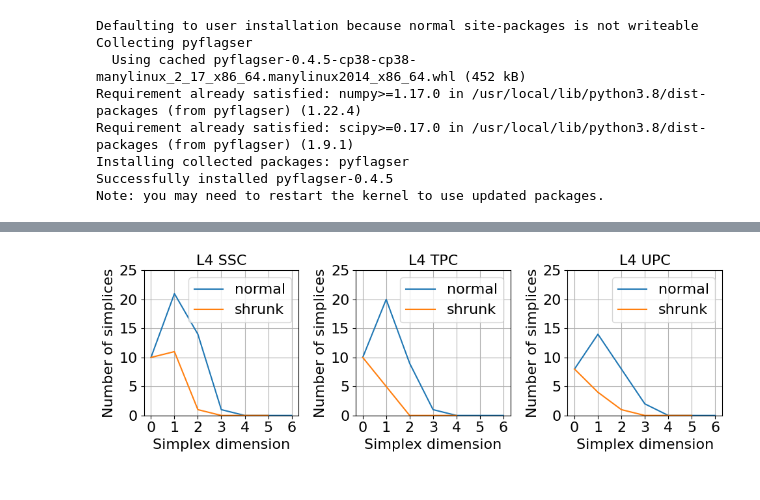
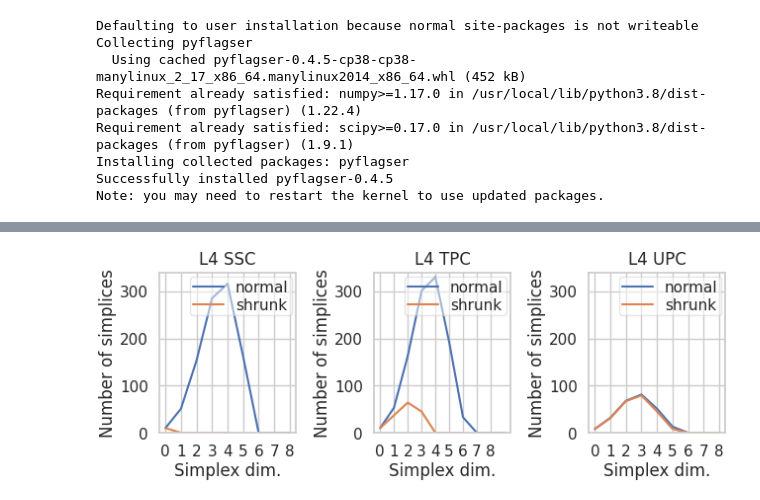
Before and after one commit to jazz031195/NeuroTS, a Jupyter notebook: examples/graphs_ines.ipynb, the cells around one changed output, grey strips where cells are left out. Drawn from its saved outputs; the diff is of its cells as text; code cells hidden in the pictures.

```diff
--- a/examples/graphs_ines.ipynb
+++ b/examples/graphs_ines.ipynb
@@ -117,7 +190,7 @@ def generate_cell(input_name, output_dir, output_name, nb_cells):
 from pathlib import Path
 import os
 
-type_  = 'L4_TPC'
+type_  = 'L4_UPC'
 folder = f"Cortical_morphologies/{type_}"
 filenames = os.listdir(folder)
 filenames =[file.split('.')[0] for file in filenames if ".asc" in file]
@@ -232,2 +311,0 @@ def persistent_diagram_synth_vs_reco(path_synth_health, path_synth_path, type_,
-# %%
-plt.rcParams.keys()
@@ -573,10 +593,5 @@ for group in groups:
 # %%
 import pandas as pd
-
-size = 16
-params = {'axes.labelsize': size,'axes.titlesize':size,'legend.fontsize': size,
-          'xtick.labelsize': size, 'ytick.labelsize': size, 'font.size': size}
-matplotlib.rcParams.update(params)
 
 pd_all = pd.read_csv(f'Cortical_morphologies/all_features.csv')
 
@@ -586,7 +601,7 @@ stds = pd_all.groupby(['group', 'index', 'type']).std()
 groups = ['L4_SSC', 'L4_TPC', 'L4_UPC']
 types  = ['synthesized healthy', 'synthesized pathological']
 type_labels  = ['Healthy', 'Patho.']
-fig, axs = plt.subplots(1, 3, figsize=(12, 3.5))
+fig, axs = plt.subplots(1, 3, figsize=fig_size(height_ratio=0.4))
 for j, group in enumerate(groups):
     # Set up the plot
     mean_tmp = []
@@ -609,6 +624,5 @@ for j, group in enumerate(groups):
     else:
         axs[j].set_ylabel('Section lengths ($\mu$m)')
 
-plt.subplots_adjust(bottom=0.15)
-plt.savefig('lengths')
+plt.savefig('lengths.pdf')
 # %% [output]
@@ -667,6 +686,9 @@ plt.savefig('heatmaps.png')
 # %%
 for i, file in enumerate(filenames):
-    connectivity_mat = np.load(folder / file)
+    if file != 'connectome_shrunk_75_L4_SSC_rep_1_interp.npy':
+        connectivity_mat = np.load(folder / file)
+    else:
+        connectivity_mat = np.zeros((10,10))
     print(file)
     print("number of connections: ", connectivity_mat.sum())
 # %% [output]
@@ -697,12 +719,23 @@ Note: you may need to restart the kernel to use updated packages.
 import pyflagser
 import matplotlib
 
+folder = Path("Cortical_morphologies")
+filenames = ['connectome_L4_SSC_rep_1_interp.npy',
+             'connectome_shrunk_75_L4_SSC_rep_1_interp.npy',
+             'connectome_L4_TPC_rep_1_interp.npy',
+             'connectome_shrunk_75_L4_TPC_rep_1_interp.npy',
+             'connectome_L4_UPC_rep_1_interp.npy',
+             'connectome_shrunk_75_L4_UPC_rep_1_interp.npy'
+            ]
 
-fig, axs = plt.subplots(1, 3, figsize=(10,3.5))
+fig, axs = plt.subplots(1, 3, figsize=fig_size(height_ratio=0.4))
 axs      = axs.ravel()
 
 for i, file in enumerate(filenames):
-    connectivity_mat = np.load(folder / file)
+    if file != 'connectome_shrunk_75_L4_SSC_rep_1_interp.npy':
+        connectivity_mat = np.load(folder / file)
+    else:
+        connectivity_mat = np.zeros((10,10))
     # Call flagser and print results
     topology_dict = pyflagser.flagser_unweighted(connectivity_mat, directed=True)
     print(file)
@@ -723,13 +756,13 @@ for i, file in enumerate(filenames):
     data = topology_dict['cell_count']
     data.extend([0, 0, 0])
     axs[i//2].plot(data, label = label)
-    axs[i//2].legend()
-    axs[i//2].set_xlabel('Simplex dimension')
+    axs[i//2].legend(loc='upper right')
+    axs[i//2].set_xlabel('Simplex dim.')
     axs[i//2].set_ylabel('Number of simplices')
     axs[i//2].set_title(title)
-    axs[i//2].set_ylim([0, 25])
-    axs[i//2].set_xticks([i for i in range(7)])
+    axs[i//2].set_ylim([0, 340])
+    axs[i//2].set_xticks([i for i in range(9)])
     axs[i//2].grid(visible=True)
-fig.tight_layout()
-plt.savefig('nb_simplices.png')
+
+plt.savefig('nb_simplices.pdf')
 # %% [output]
@@ -754 +787 @@ Betti numbers in each dimension: [5, 0, 0]
-[figure, old version]
+[figure, new version]
```
Also changed, not shown: parts of 14 cells of this notebook.
